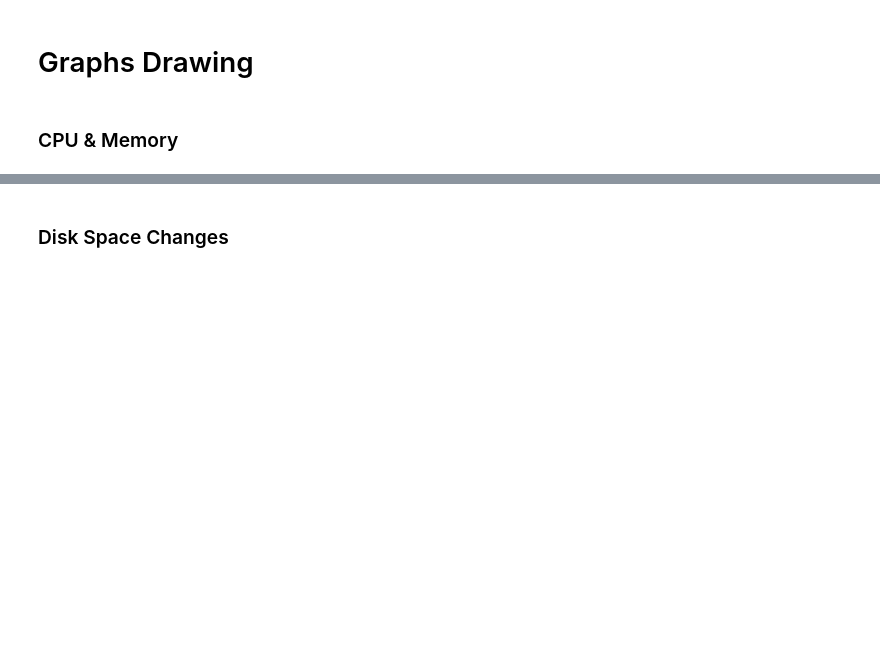
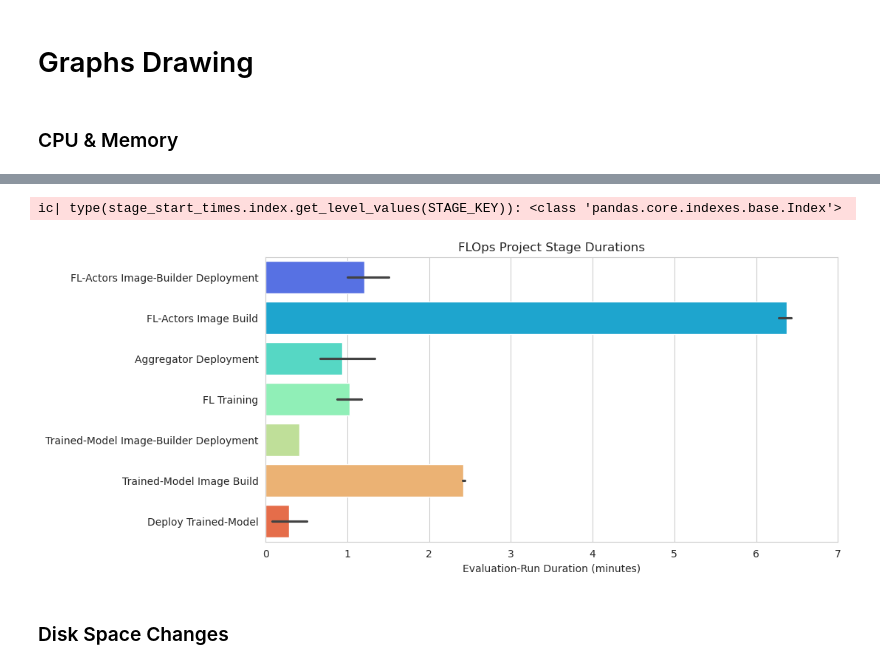
Before and after one commit to oakestra/oakestra-cli, a Jupyter notebook: oak_cli/evaluation/addons/flops/current_tmp_csv_graphs.ipynb, the cells around one changed output, grey strips where cells are left out. Saved outputs shown, nothing was run; the diff lists cells and outputs as text; code cells hidden in the pictures; blank space fills up the shorter version.

```diff
--- a/oak_cli/evaluation/addons/flops/current_tmp_csv_graphs.ipynb
+++ b/oak_cli/evaluation/addons/flops/current_tmp_csv_graphs.ipynb
@@ -184,48 +199,46 @@ stage_runtimes = stage_end_times - stage_start_times
 # #average_evaluation_runtime = _df.gro [TIME_START_KEY].a
 # #res = _df.groupby(RUN_ID_KEY)[TIME_START_KEY].agg()
 # res = _df.groupby(RUN_ID_KEY)[TIME_START_KEY].max().median()
 
 # res
 
 #sns.lineplot(data=stage_runtimes)
 
+ic(type(stage_start_times.index.get_level_values(STAGE_KEY)))
+
 # Create a new DataFrame to hold the final result
 final_df = pd.DataFrame({
     STAGE_KEY: stage_start_times.index.get_level_values(STAGE_KEY),
     RUN_ID_KEY: stage_start_times.index.get_level_values(RUN_ID_KEY),
     'RUNTIME': stage_runtimes.values
 })
+final_df[STAGE_ID_KEY]  =  final_df[STAGE_KEY].apply(lambda stage_name: EvaluationRunFLOpsProjectStage(stage_name).get_index())
+final_df.sort_values(by=STAGE_ID_KEY, inplace=True)
 
 # Set TIME_START_KEY as the index if needed
 #final_df.set_index(TIME_START_KEY, inplace=True)
 #final_df
 #print(final_df)
+
+final_df[[STAGE_KEY, "RUNTIME"]]
+final_df = final_df[final_df["RUNTIME"] > 0]
 
 draw_graph(
     data=final_df,
     plot_functions=[
         lambda: sns.barplot(
             data=final_df,
             y=STAGE_KEY,
             x="RUNTIME",
-            #palette=PALETTE,
+            palette=PALETTE,
+            hue=STAGE_KEY,
         )
     ],
+    title="FLOps Project Stage Durations",
 )
-
-# sns.barplot(
-#             data=final_df,
-#             y=STAGE_KEY,
-#             x="RUNTIME",
-#             palette=PALETTE,
-#         )
-
-# sns.barplot(
-#             data=df[[CPU_KEY]],
-#             # y=STAGE_KEY,
-#             # x="RUNTIME",
-#             # palette=PALETTE,
-#         )
+# %% [output]
+ic| type(stage_start_times.index.get_level_values(STAGE_KEY)): <class 'pandas.core.indexes.base.Index'>
+[figure, added]
 # %% [markdown]
 ### Disk Space Changes
 # %%
```
Also changed, not shown: parts of 18 cells of this notebook, 1 other file.
